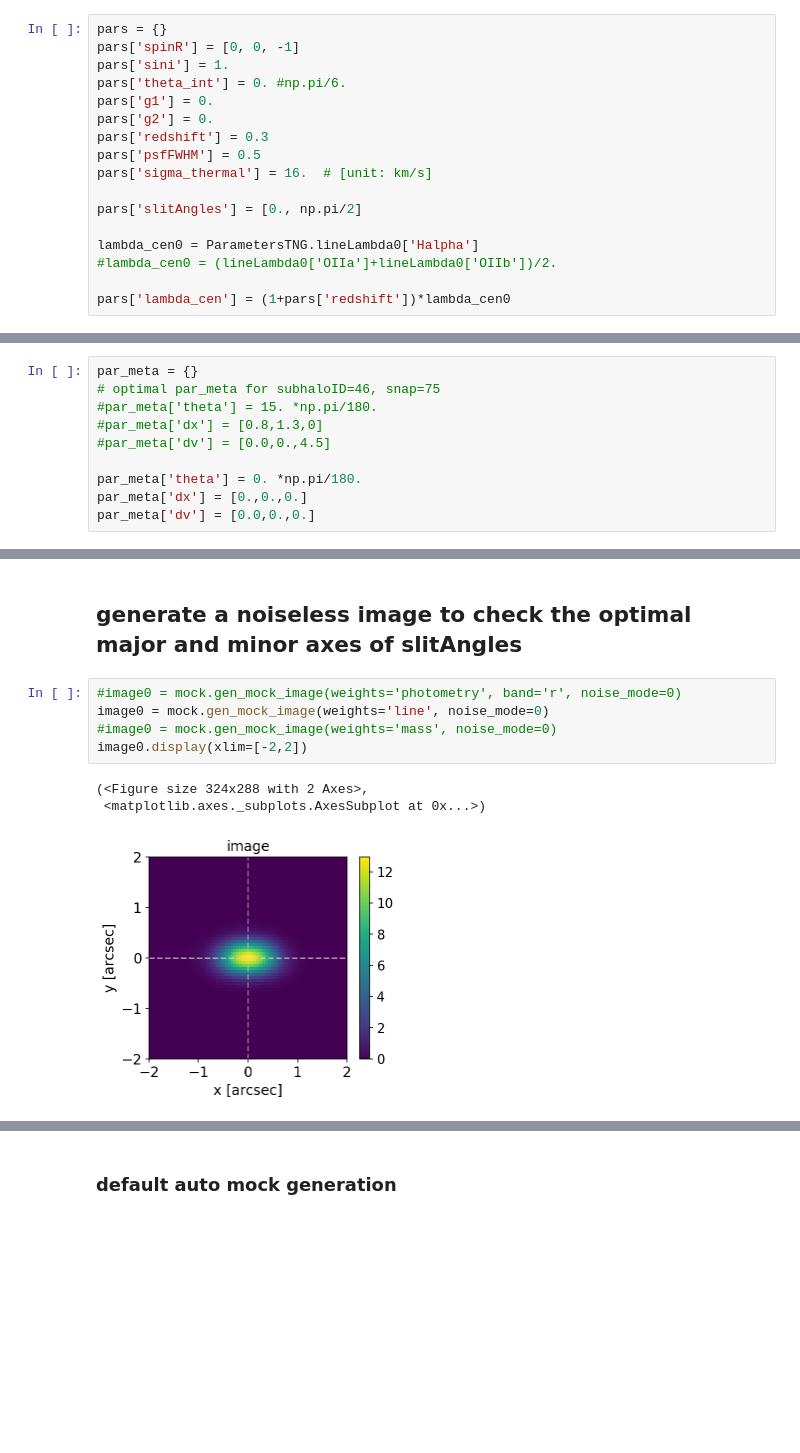
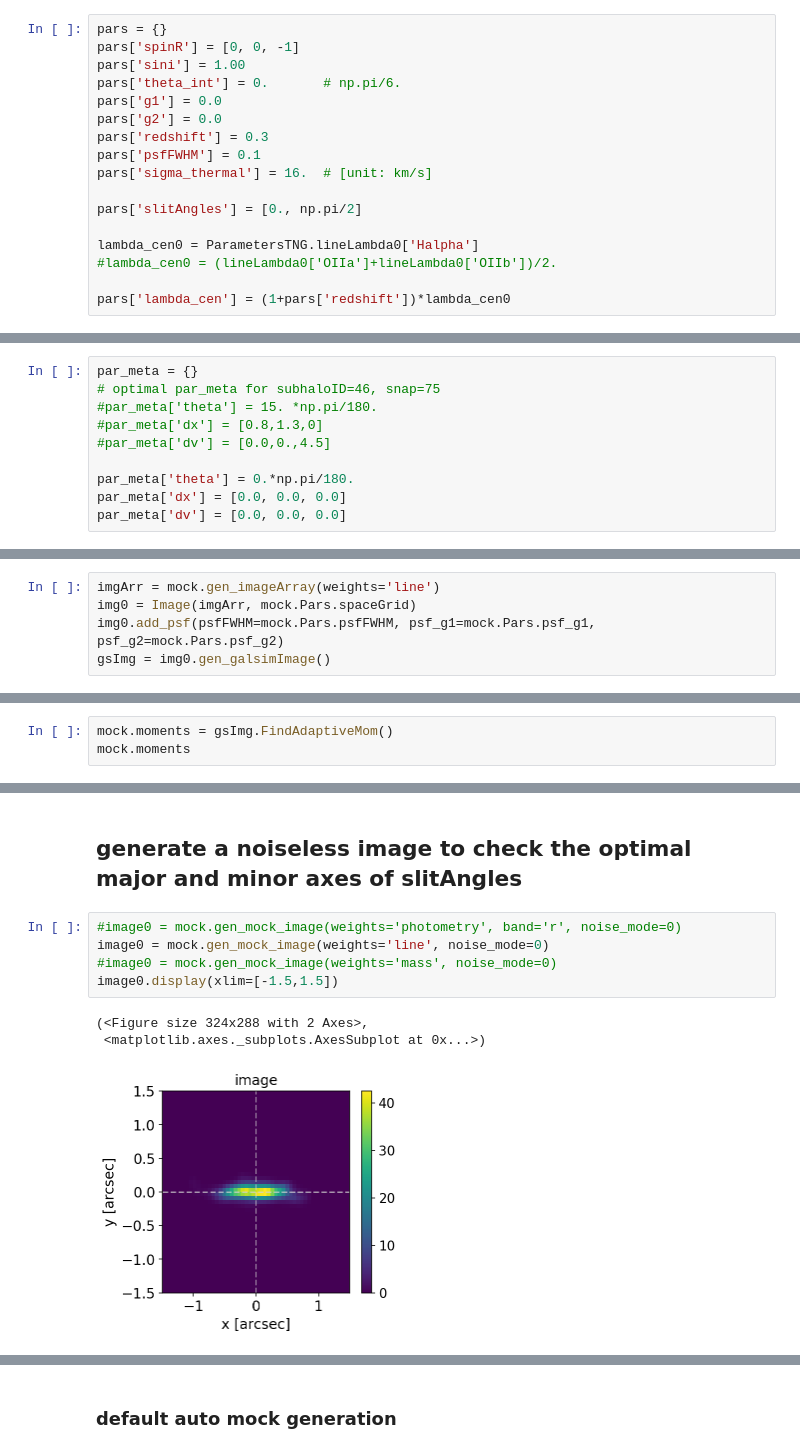
Before and after one commit to msmithUA/TNGcube, a Jupyter notebook: notebooks/[demo] TNGmock.ipynb, the cells around one changed output, grey strips where cells are left out. Cells and saved outputs as stored; diff of their text form; blank space fills up the shorter version.

```diff
--- a/notebooks/[demo] TNGmock.ipynb
+++ b/notebooks/[demo] TNGmock.ipynb
@@ -25,12 +25,12 @@ subhalo = pickle.load(open('../notebooks/subhalo_35.pkl', 'rb'))
 # %%
 pars = {}
 pars['spinR'] = [0, 0, -1]
-pars['sini'] = 1.
-pars['theta_int'] = 0. #np.pi/6.
-pars['g1'] = 0.
-pars['g2'] = 0.
+pars['sini'] = 1.00
+pars['theta_int'] = 0.       # np.pi/6.
+pars['g1'] = 0.0
+pars['g2'] = 0.0
 pars['redshift'] = 0.3
-pars['psfFWHM'] = 0.5
+pars['psfFWHM'] = 0.1
 pars['sigma_thermal'] = 16.  # [unit: km/s]
 
 pars['slitAngles'] = [0., np.pi/2]
@@ -63,8 +63,8 @@ par_meta = {}
 #par_meta['dx'] = [0.8,1.3,0]
 #par_meta['dv'] = [0.0,0.,4.5]
 
-par_meta['theta'] = 0. *np.pi/180.
-par_meta['dx'] = [0.,0.,0.]
-par_meta['dv'] = [0.0,0.,0.]
+par_meta['theta'] = 0.*np.pi/180.
+par_meta['dx'] = [0.0, 0.0, 0.0]
+par_meta['dv'] = [0.0, 0.0, 0.0]
 # %%
 mock = TNGmock(pars=pars, subhalo=subhalo, par_meta=par_meta, auto_tune=True)
@@ -74,0 +76,5 @@ residual center offset: (-0.162, 0.142) [ckpc] (auto-corrected)
+# %%
+imgArr = mock.gen_imageArray(weights='line')
+img0 = Image(imgArr, mock.Pars.spaceGrid)
+img0.add_psf(psfFWHM=mock.Pars.psfFWHM, psf_g1=mock.Pars.psf_g1, psf_g2=mock.Pars.psf_g2)
+gsImg = img0.gen_galsimImage()
@@ -74,0 +87,3 @@ residual center offset: (-0.162, 0.142) [ckpc] (auto-corrected)
+# %%
+mock.moments = gsImg.FindAdaptiveMom()
+mock.moments
@@ -77,12 +94,12 @@ residual center offset: (-0.162, 0.142) [ckpc] (auto-corrected)
 # %%
 #image0 = mock.gen_mock_image(weights='photometry', band='r', noise_mode=0)
 image0 = mock.gen_mock_image(weights='line', noise_mode=0)
 #image0 = mock.gen_mock_image(weights='mass', noise_mode=0)
-image0.display(xlim=[-2,2])
+image0.display(xlim=[-1.5,1.5])
 # %% [output]
 (<Figure size 324x288 with 2 Axes>,
  <matplotlib.axes._subplots.AxesSubplot at 0x...>)
-[figure, old version]
+[figure, new version]
 # %%
 gsImg0 = image0.gen_galsimImage()
 moments0 = gsImg0.FindAdaptiveMom()
```
Also changed, not shown: parts of 21 cells of this notebook, 6 other files.
